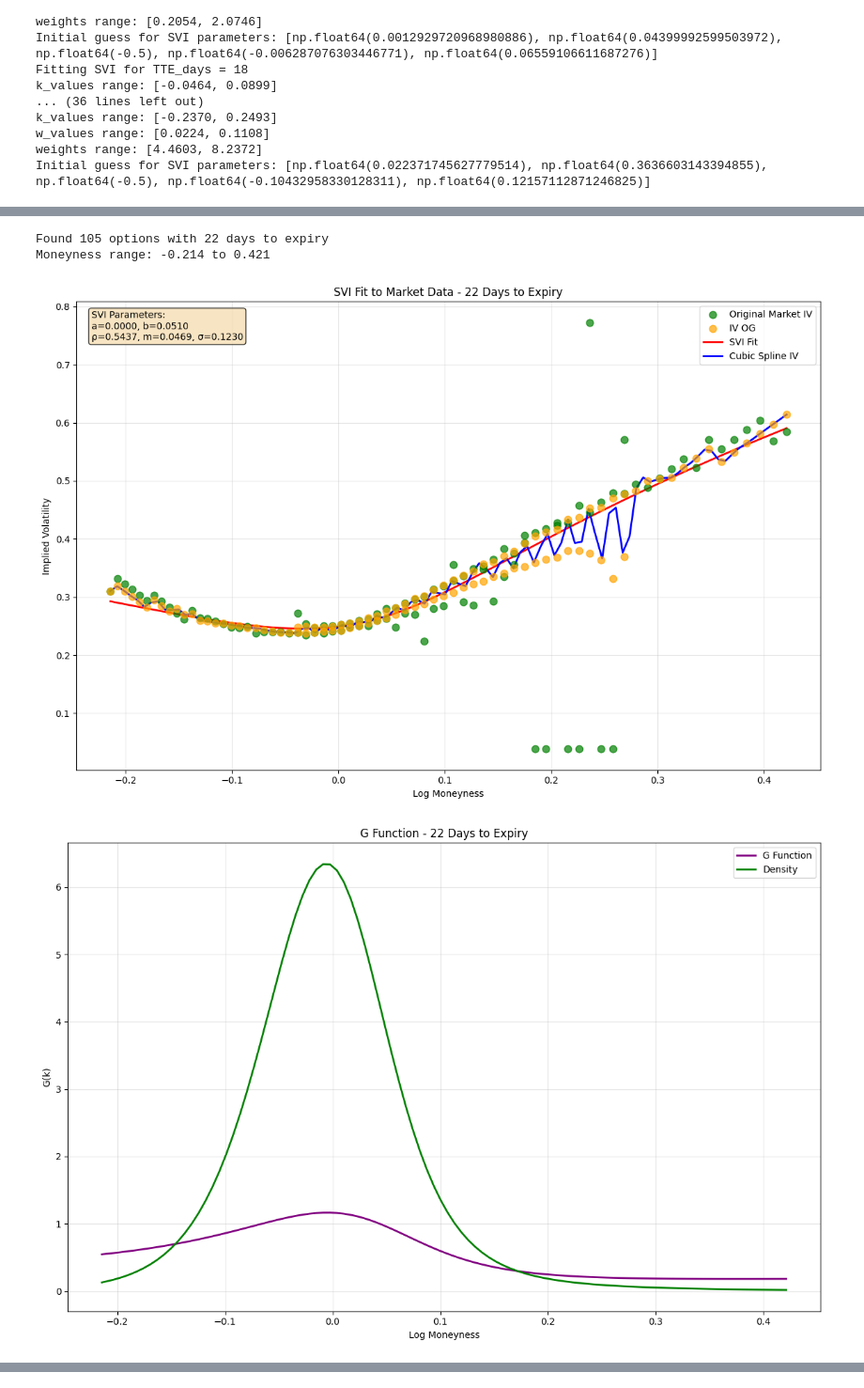
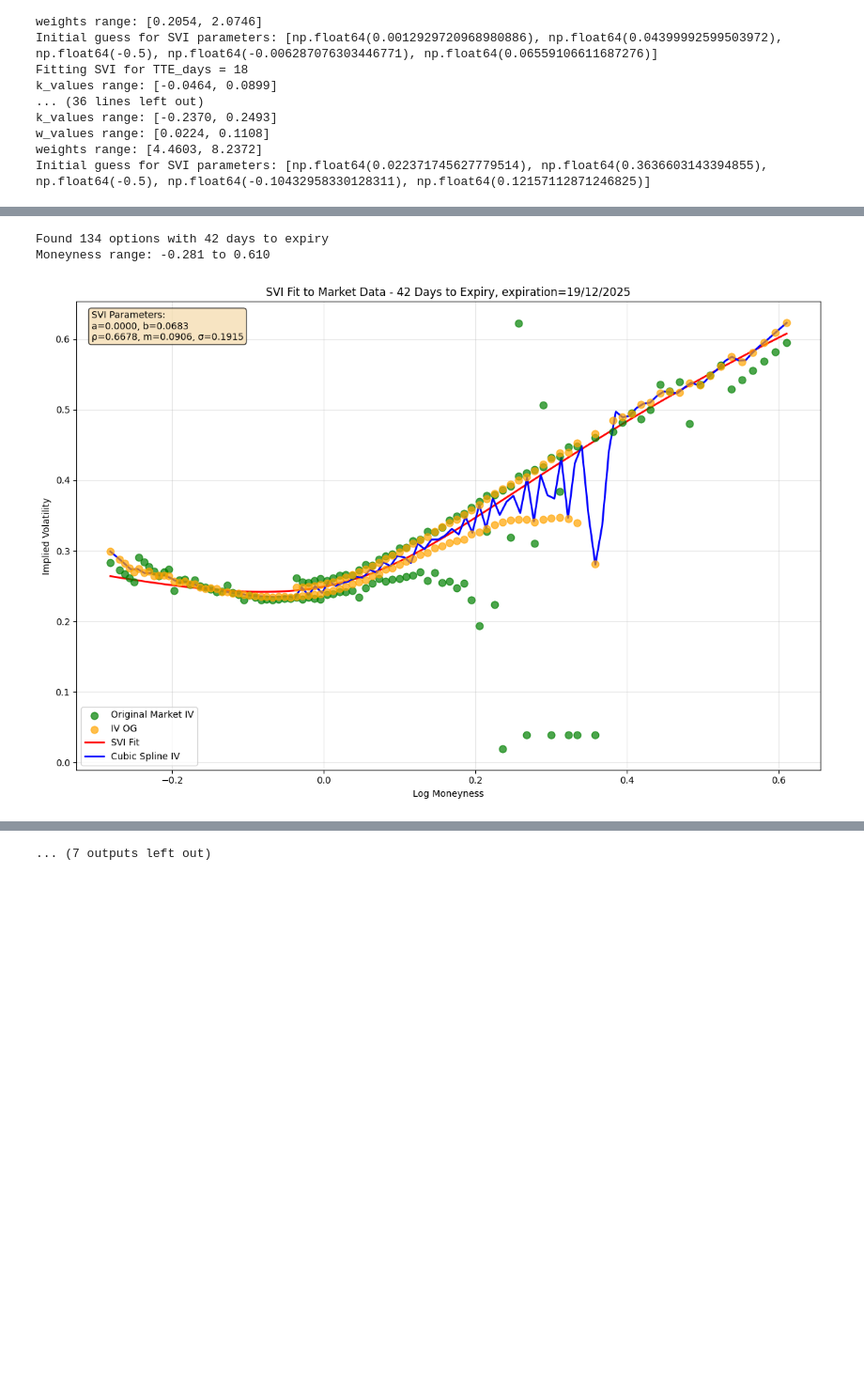
Before and after one commit to pedro-hun/option_monitor2, a Jupyter notebook: scratch/scratch.ipynb, the cells around one changed output, grey strips where cells are left out. Shown at 94% size. Saved outputs shown, nothing was run; the diff lists cells and outputs as text; code cells hidden in the pictures; blank space fills up the shorter version.

```diff
--- a/scratch/scratch.ipynb
+++ b/scratch/scratch.ipynb
@@ -47,8 +47,8 @@ Initial guess for SVI parameters: [np.float64(0.022371745627779514), np.float64(
 # %%
 filtered_df = final_df[~((final_df["TTE_days"]==3) | (final_df["TTE_days"]==27) | (final_df["TTE_days"]==103) | (final_df["TTE_days"]==122))]
 # %%
-final_df.dropna(inplace=True)
-for x in final_df['TTE_days'].unique():
-    fitting = SingleExpiry(days_to_expiry=x, df=final_df)
+filtered_df.dropna(inplace=True)
+for x in filtered_df['TTE_days'].unique():
+    fitting = SingleExpiry(days_to_expiry=x, df=filtered_df)
     fitting.plot_svi()
 # %% [output]
@@ -67,4 +71,3 @@ Moneyness range: -0.046 to 0.090
-Found 105 options with 22 days to expiry
-Moneyness range: -0.214 to 0.421
+Found 134 options with 42 days to expiry
+Moneyness range: -0.281 to 0.610
-[figure, old version]
+[figure, new version]
-[figure, removed]
@@ -72,3 +74,4 @@ Moneyness range: -0.214 to 0.421
+... (7 outputs left out)
 # %%
 # Step 3: Prepare data for SSVI calibration
 # Group by expiry to get one slice per expiry
```
Also changed, not shown: parts of 5 cells of this notebook.
